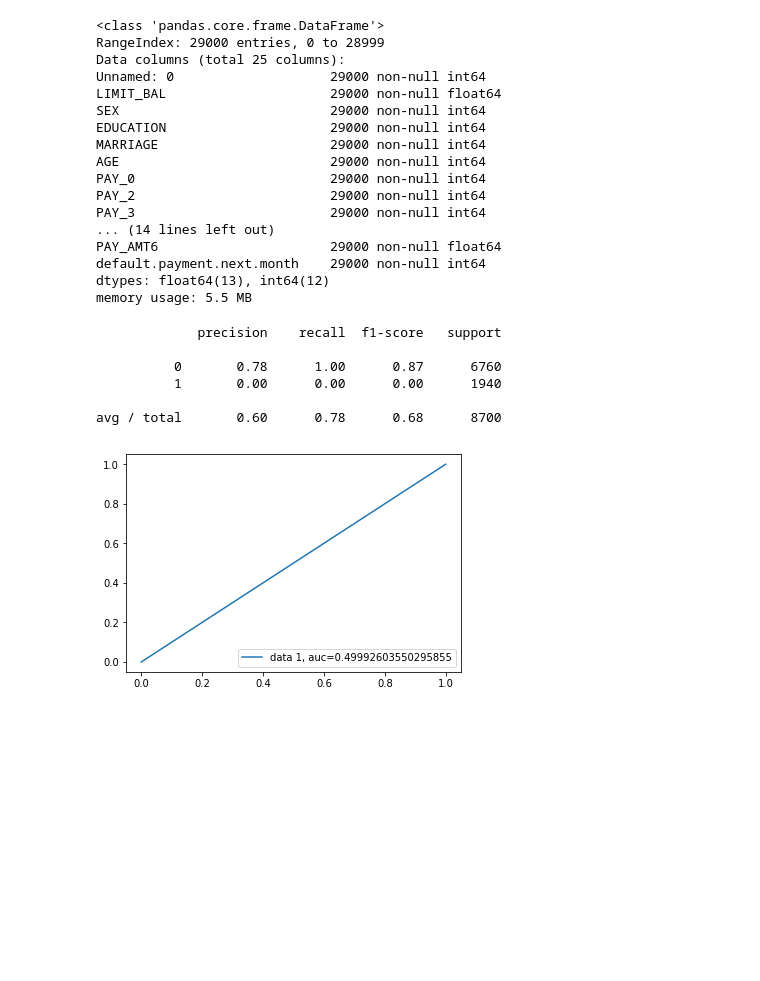
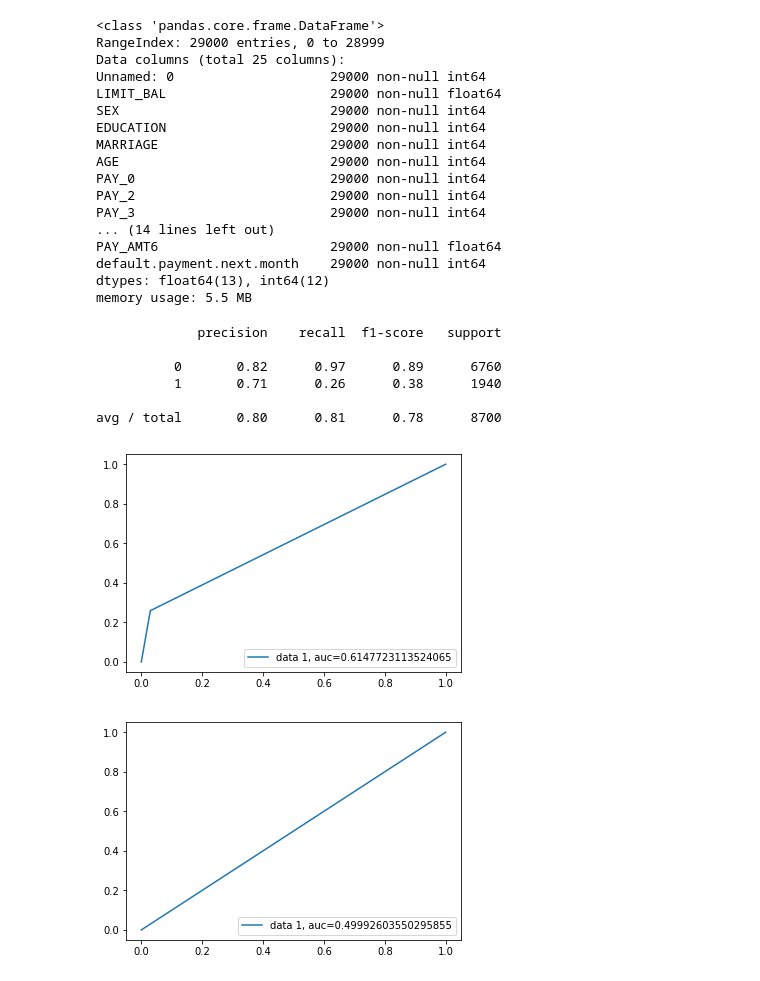
Before and after one commit to CescMateu/credit-card-default, a Jupyter notebook: first_version.ipynb, the cells around one changed output. Drawn from its saved outputs; the diff is of its cells as text; code cells hidden in the pictures; blank space fills up the shorter version.

```diff
--- a/first_version.ipynb
+++ b/first_version.ipynb
@@ -132,13 +130,23 @@ predictions = logmodel.predict(X_test)
-# %%
-from sklearn.metrics import classification_report, roc_curve, roc_auc_score
-print(classification_report(y_test,predictions))
-# %% [output]
-             precision    recall  f1-score   support
-
-          0       0.78      1.00      0.87      6760
-          1       0.00      0.00      0.00      1940
-
-avg / total       0.60      0.78      0.68      8700
+# %%
+
+logmodel = LogisticRegression()
+logmodel.fit(X_train,y_train)
+predictions = logmodel.predict(X_test)
+
+print(classification_report(y_test,predictions))
+fpr, tpr, _ = roc_curve(y_true=y_test, y_score=predictions, pos_label=1)
+auc = roc_auc_score(y_test, predictions)
+plt.plot(fpr,tpr,label="data 1, auc="+str(auc))
+plt.legend(loc=4)
+plt.show()
+# %% [output]
+             precision    recall  f1-score   support
+
+          0       0.82      0.97      0.89      6760
+          1       0.71      0.26      0.38      1940
+
+avg / total       0.80      0.81      0.78      8700
+[figure, added]
 # %%
 fpr, tpr, _ = roc_curve(y_true=y_test, y_score=predictions, pos_label=1)
 auc = roc_auc_score(y_test, predictions)
```
Also changed, not shown: parts of 7 cells of this notebook.
